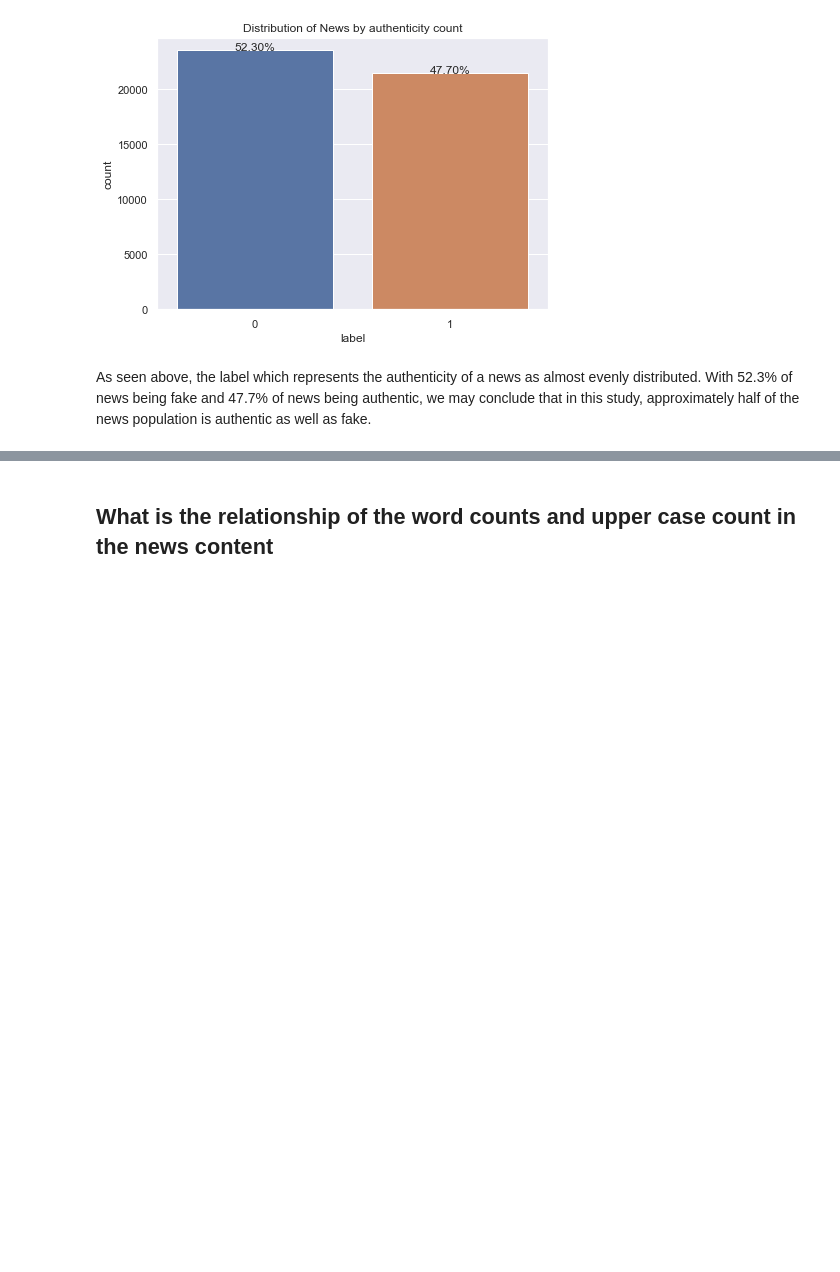
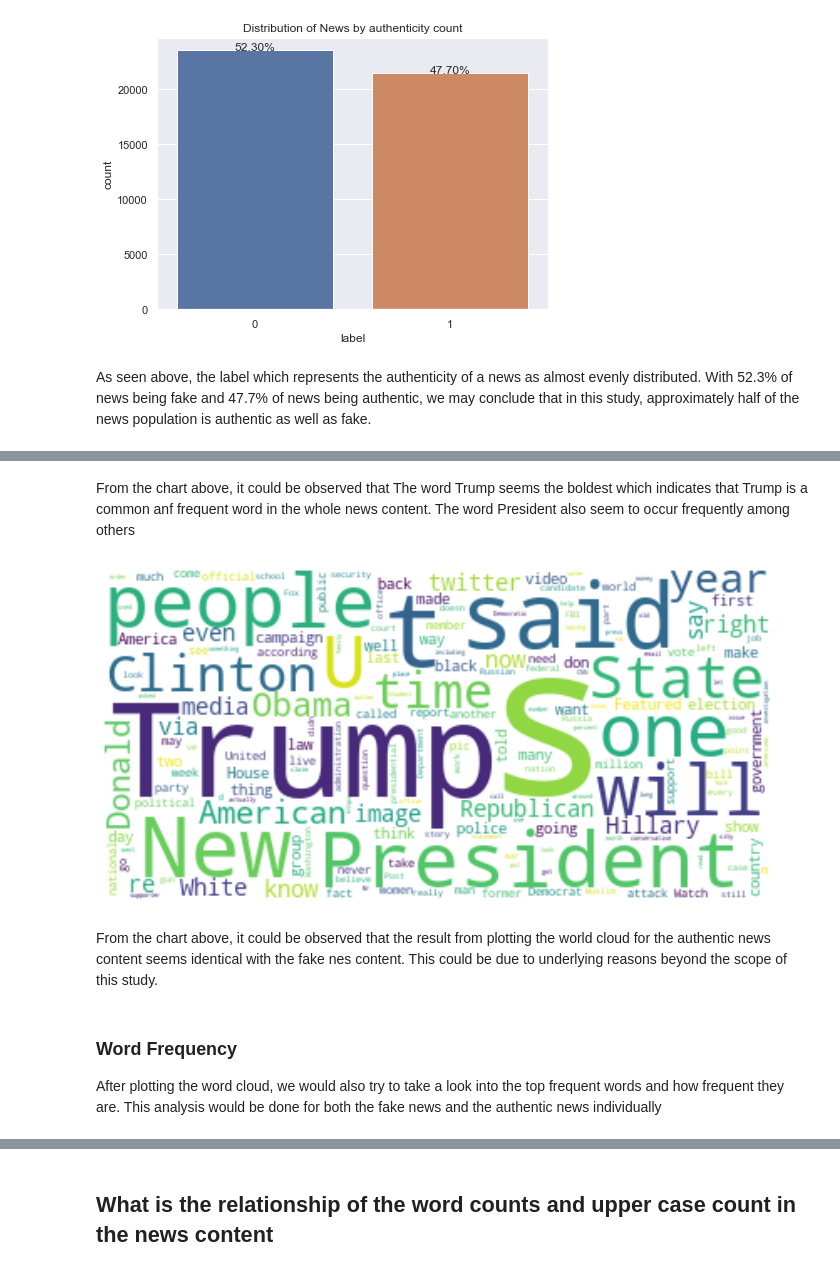
Before and after one commit to ayomie/news-classifier-model, a Jupyter notebook: notebook.ipynb, the cells around one changed output, grey strips where cells are left out. Drawn from its saved outputs; the diff is of its cells as text; code cells hidden in the pictures; blank space fills up the shorter version.

```diff
--- a/notebook.ipynb
+++ b/notebook.ipynb
@@ -250,0 +291,12 @@ As seen above, the label which represents the authenticity of a news as almost e
+# %% [markdown]
+From the chart above, it could be observed that The word Trump seems the boldest which indicates that Trump is a common anf frequent word in the whole news content. The word President also seem to occur frequently among others
+# %%
+plot_wordcloud(true_data_text, "true_wordcloud.png")
+# %% [output]
+[figure, added]
+# %% [markdown]
+From the chart above, it could be observed that the result from plotting the world cloud for the authentic news content seems identical with the fake nes content. This could be due to underlying reasons beyond the scope of this study.
+# %% [markdown]
+### Word Frequency
+
+After plotting the word cloud, we would also try to take a look into the top frequent words and how frequent they are. This analysis would be done for both the fake news and the authentic news individually
```
Also changed, not shown: parts of 41 cells of this notebook, 14 other files.
